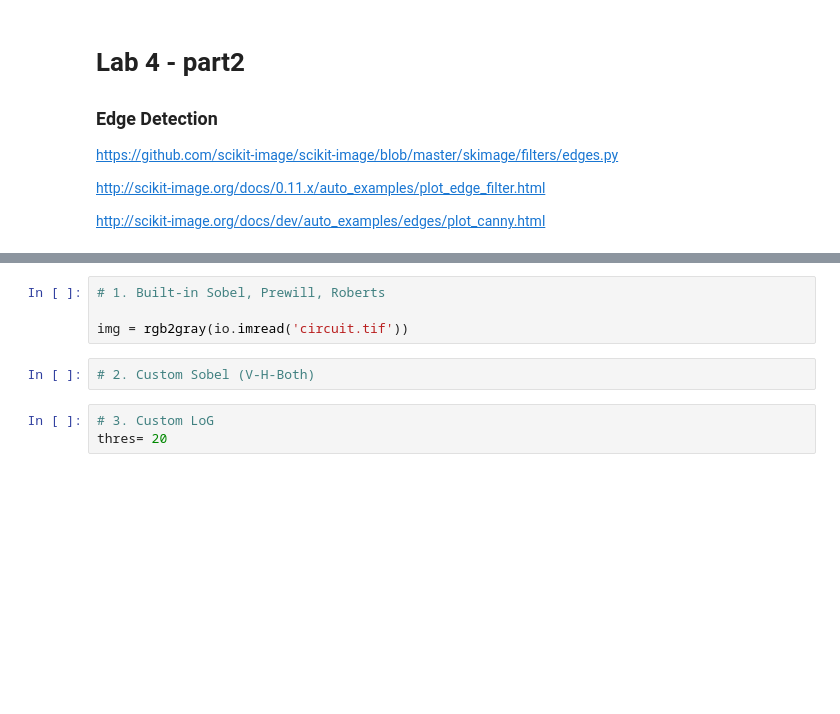
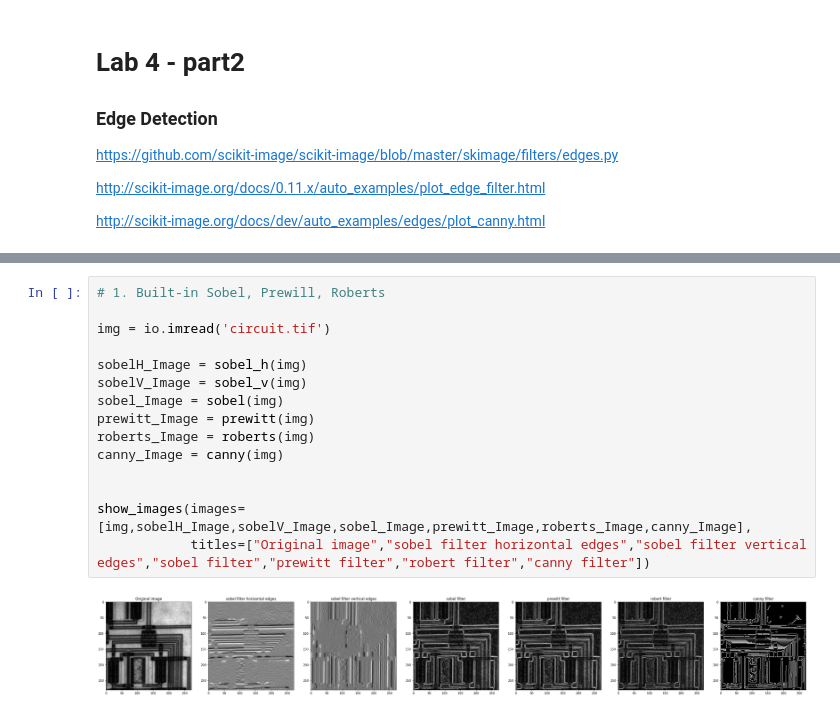
Before and after one commit to We2Am-BaSsem/IP-Labs, a Jupyter notebook: Lab5_Edge_Detection_STD/Lab_Edge_Detection_STD.ipynb, the cells around one changed output, grey strips where cells are left out. Saved outputs shown, nothing was run; the diff lists cells and outputs as text; blank space fills up the shorter version.

Commit message:
edge Detection Lab

```diff
--- a/Lab5_Edge_Detection_STD/Lab_Edge_Detection_STD.ipynb
+++ b/Lab5_Edge_Detection_STD/Lab_Edge_Detection_STD.ipynb
@@ -21,9 +26,17 @@ from commonfunctions import *
-# %%
-# 1. Built-in Sobel, Prewill, Roberts
-
-img = rgb2gray(io.imread('circuit.tif'))
-# %%
-# 2. Custom Sobel (V-H-Both)
-# %%
-# 3. Custom LoG
-thres= 20
+# %%
+# 1. Built-in Sobel, Prewill, Roberts
+
+img = io.imread('circuit.tif')
+
+sobelH_Image = sobel_h(img)
+sobelV_Image = sobel_v(img)
+sobel_Image = sobel(img)
+prewitt_Image = prewitt(img)
+roberts_Image = roberts(img)
+canny_Image = canny(img)
+
+
+show_images(images=[img,sobelH_Image,sobelV_Image,sobel_Image,prewitt_Image,roberts_Image,canny_Image],
+            titles=["Original image","sobel filter horizontal edges","sobel filter vertical edges","sobel filter","prewitt filter","robert filter","canny filter"])
+# %% [output]
+[figure, added]
```
Also changed, not shown: parts of 6 cells of this notebook, 1 other file.
